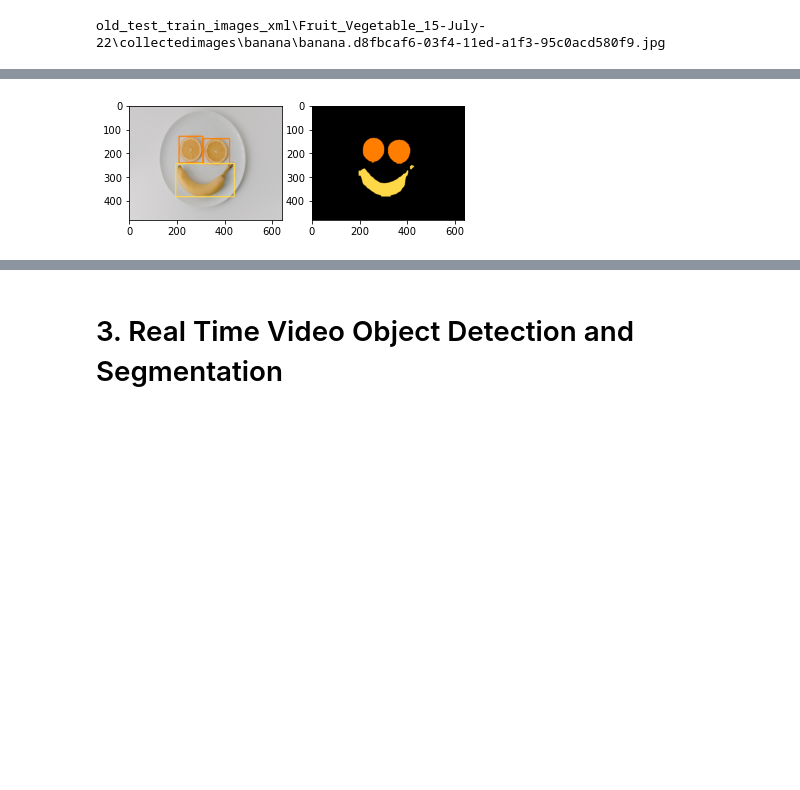
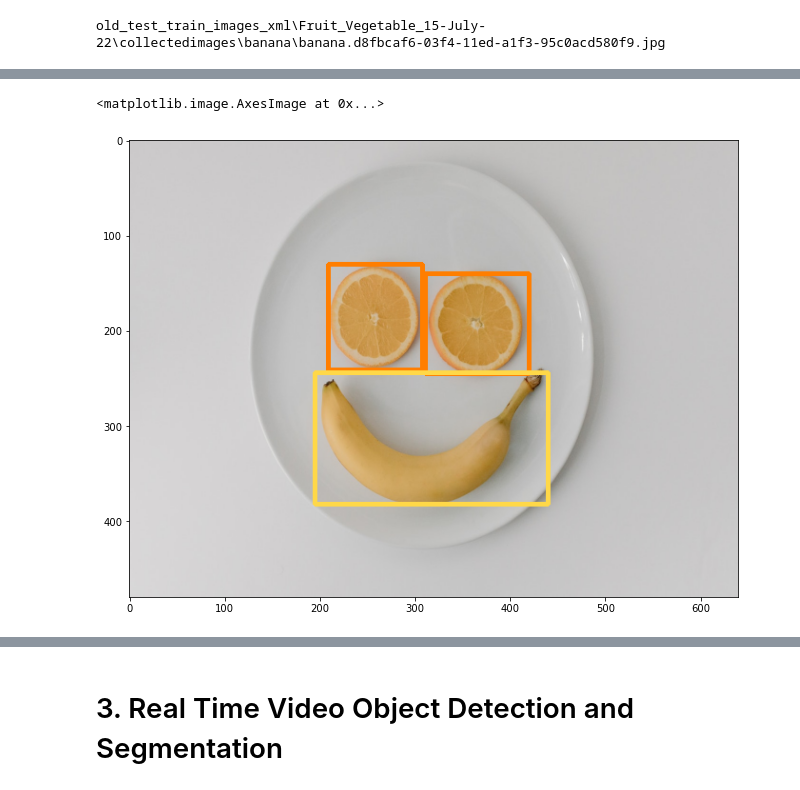
Before and after one commit to kainphoton/METR4911_MaskRCNN, a Jupyter notebook: 100.MaskR-CNN_Top-Side-View_ver2.ipynb, the cells around one changed output, grey strips where cells are left out. Saved outputs shown, nothing was run; the diff lists cells and outputs as text; code cells hidden in the pictures; blank space fills up the shorter version.

Commit message:
Increase size of inline plot and have OD and Seg in seperate plot

```diff
--- a/100.MaskR-CNN_Top-Side-View_ver2.ipynb
+++ b/100.MaskR-CNN_Top-Side-View_ver2.ipynb
@@ -18,6 +18,9 @@ colors = {"Person": (179,179,255), "Banana": (72,216,255), "Apple": (0,8,255),
 
 # Input Resize Image
 img_width, img_height  = (640, 480)
+
+#define plot size for all plots
+plt.rcParams['figure.figsize'] = [6.4*1.75, 4.8*1.75]
 # %% [markdown]
 # 1. Loading Mask RCNN
 # %%
@@ -127,16 +130,11 @@ Height: 480
 # %%
 # For Static Image Only
 object_detect_img, segmentation_img = object_detection_mask(img)
+cv2.waitKey(0)
+cv2.destroyAllWindows()
 
 # Object Detection Box Image
-plt.subplot(1, 2, 1)
 plt.imshow(cv2.cvtColor(object_detect_img, cv2.COLOR_BGR2RGB))
-
-# Image Segementation Image
-plt.subplot(1, 2, 2)
-plt.imshow(cv2.cvtColor(segmentation_img, cv2.COLOR_BGR2RGB))
-
-cv2.waitKey(0)
-cv2.destroyAllWindows()
 # %% [output]
+<matplotlib.image.AxesImage at 0x...>
-[figure, old version]
+[figure, new version]
```
Also changed, not shown: parts of 2 cells of this notebook.
